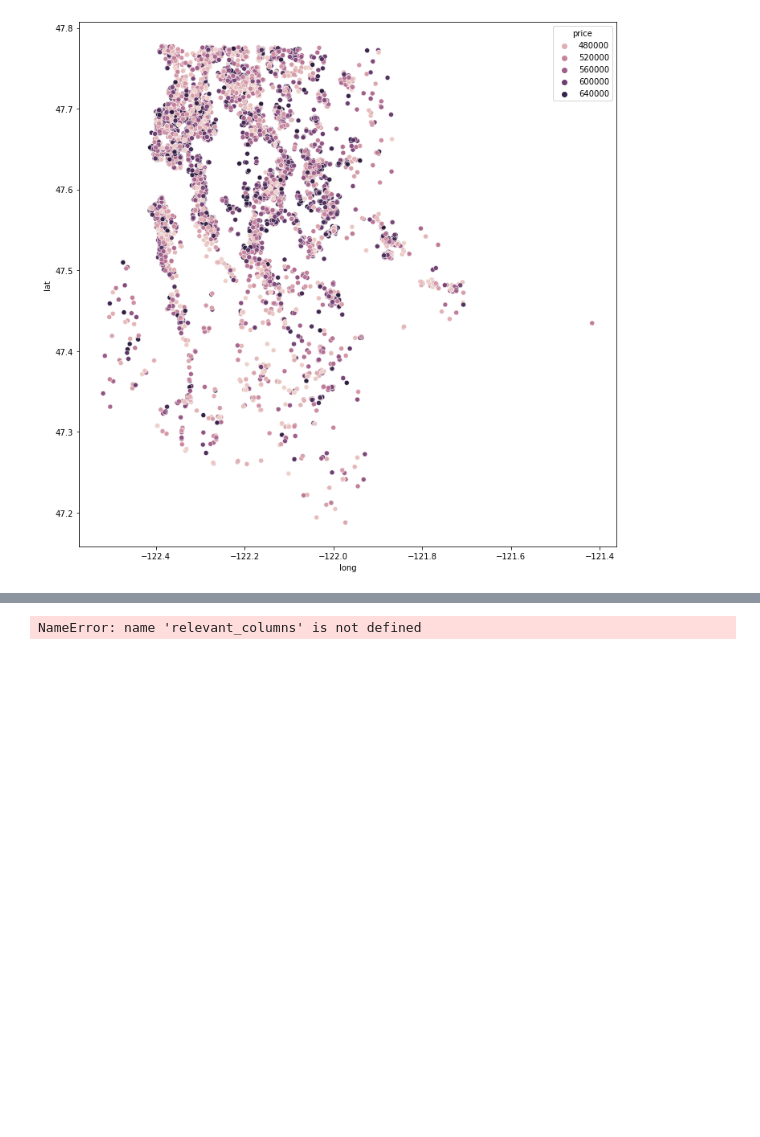
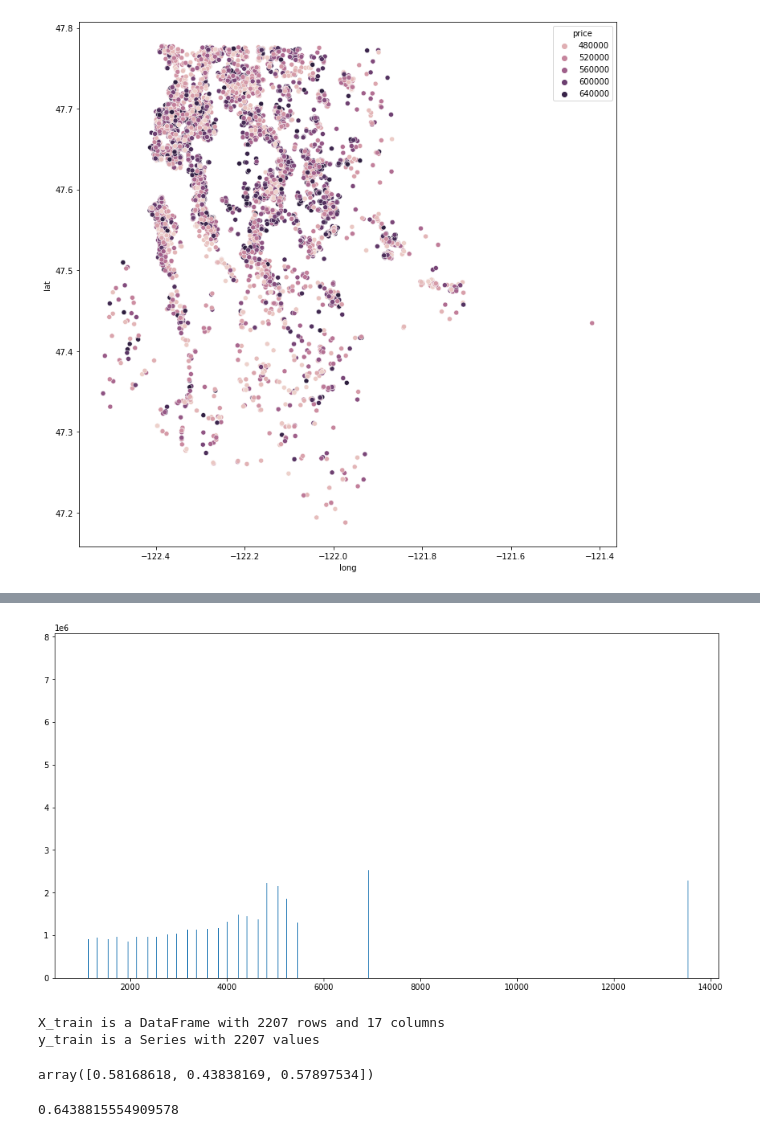
Before and after one commit to mattrubic/dsc-phase-2-project-v2-3, a Jupyter notebook: Test budget ranges.ipynb, the cells around one changed output, grey strips where cells are left out. Drawn from its saved outputs; the diff is of its cells as text; code cells hidden in the pictures; blank space fills up the shorter version.

```diff
--- a/Test budget ranges.ipynb
+++ b/Test budget ranges.ipynb
@@ -271,0 +330,2 @@ X_train, X_test, y_train, y_test = train_test_split(X, y, random_state=42)
+# %%
+price_sqft = highend_800.groupby('sqft_living')['price'].mean()
@@ -271,0 +354,5 @@ X_train, X_test, y_train, y_test = train_test_split(X, y, random_state=42)
+# %%
+fig, ax = plt.subplots(figsize = (15, 8))
+ax.bar(x = price_sqft.index, height = price_sqft);
+# %% [output]
+[figure, added]
@@ -272,7 +366,19 @@ X_train, X_test, y_train, y_test = train_test_split(X, y, random_state=42)
+# %%
+# Run this cell without changes
+print(f"X_train is a DataFrame with {X_train.shape[0]} rows and {X_train.shape[1]} columns")
+print(f"y_train is a Series with {y_train.shape[0]} values")
+
+# We always should have the same number of rows in X as values in y
+assert X_train.shape[0] == y_train.shape[0]
+# %% [output]
+X_train is a DataFrame with 2207 rows and 17 columns
+y_train is a Series with 2207 values
 # %%
 X_train = X_train.loc[:, relevant_columns]
-
-# Visually inspect X_train
-X_train
-# %% [output]
-NameError: name 'relevant_columns' is not defined
+# %%
+lr = LinearRegression()
+lr.fit(X_train, y_train)
+
+cross_val_score(lr, X_train, y_train, cv=3)
+# %% [output]
+array([0.58168618, 0.43838169, 0.57897534])
@@ -278,0 +387,5 @@ NameError: name 'relevant_columns' is not defined
+# %%
+lr.fit(X_train, y_train)
+lr.score(X_test, y_test)
+# %% [output]
+0.6438815554909578
```
Also changed, not shown: parts of 29 cells of this notebook, 2 other files.
